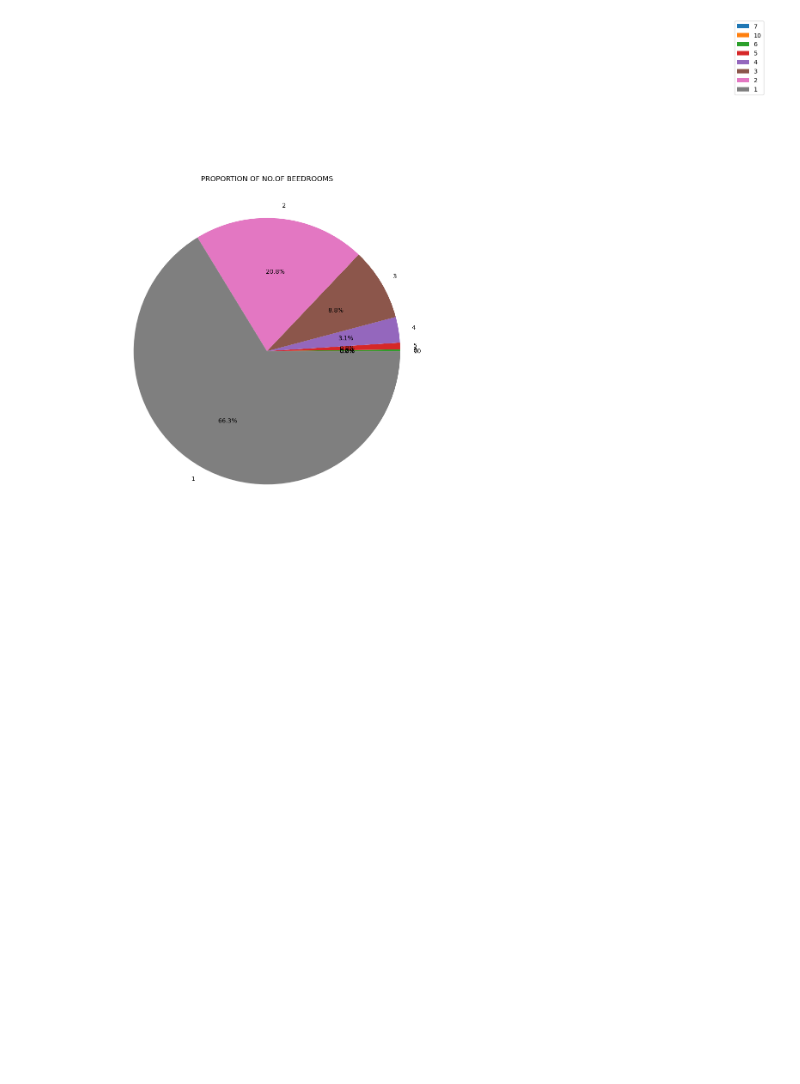
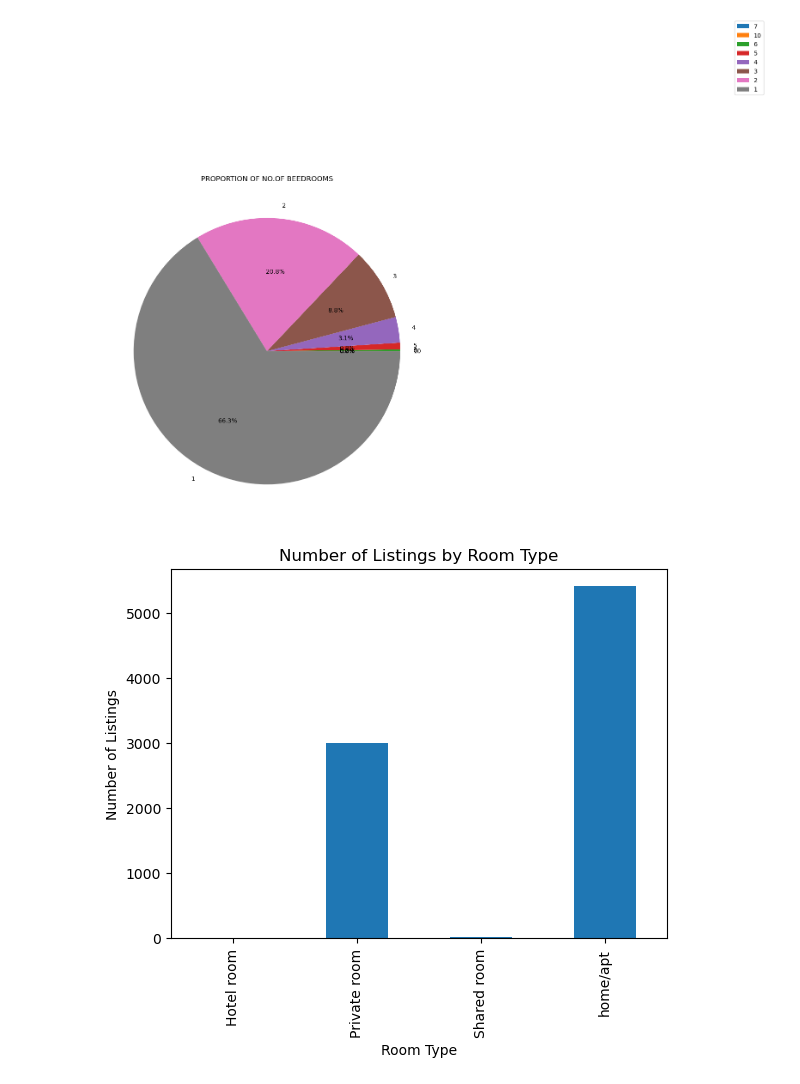
Before and after one commit to Sourabh124421/DATA-ANALYSIS-PROJECT, a Jupyter notebook: visualization.ipynb, the cells around one changed output. Saved outputs shown, nothing was run; the diff lists cells and outputs as text; code cells hidden in the pictures; blank space fills up the shorter version.

```diff
--- a/visualization.ipynb
+++ b/visualization.ipynb
@@ -1,23 +1,36 @@
 # %%
 import pandas as pd
 import matplotlib.pyplot as plt
 
 file_path = 'C:\\Users\\Sourabh\\Desktop\\com728\\Airbnb_UK_2022.csv'
 
 def bedrooms_piechart(file_path):
     df_piechart = pd.read_csv(file_path)
     sorted_bedrooms_group_piechart = df_piechart.groupby('bedrooms').size().sort_values()
     piechart_bedrooms_list = sorted_bedrooms_group_piechart.index.tolist()
     number_bedrooms_list = sorted_bedrooms_group_piechart.tolist()
 
     fig = plt.figure(figsize=(10,99))
     plt.pie(number_bedrooms_list, labels=piechart_bedrooms_list, autopct='%1.1f%%')
     plt.title("PROPORTION OF NO.OF BEEDROOMS")
     plt.legend(loc="best", bbox_to_anchor=(2, 1.5))
     plt.show()
 
+def plot_room_type_counts(file_path):
+    df = pd.read_csv(file_path)
+# group the DataFrame by room type and count the number of listings
+    room_type_counts = df.groupby('room_type').count()['host_id']
+    # create a bar chart of the counts
+    room_type_counts.plot(kind='bar')
+    plt.xlabel('Room Type')
+    plt.ylabel('Number of Listings')
+    plt.title('Number of Listings by Room Type')
+    plt.show()
 
 
 bedrooms_piechart(file_path)
+
+plot_room_type_counts(file_path)
 # %% [output]
 [figure]
+[figure, added]
```
